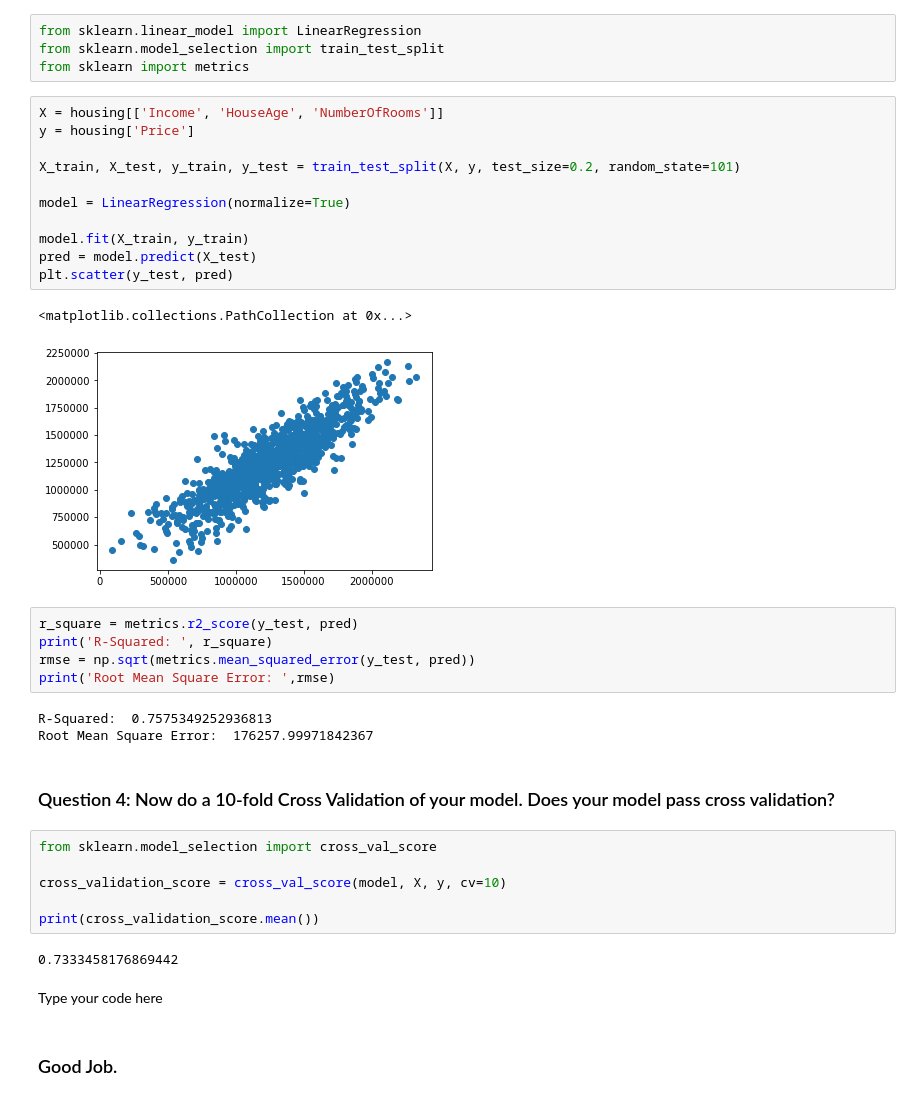
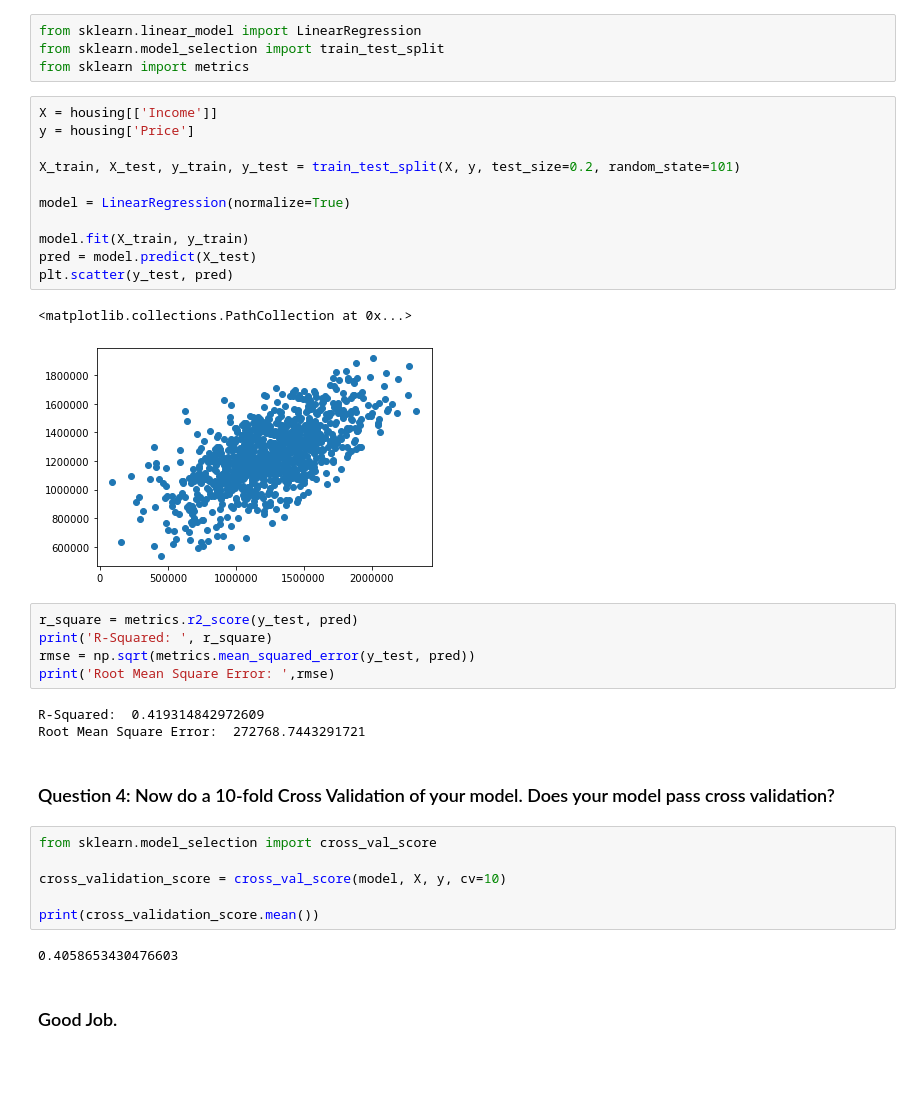
Before and after one commit to Arx1971/Linear-Regression-And-Logistic-Regression, a Jupyter notebook: HW2_Spring2020.ipynb, the cells around one changed output. Cells and saved outputs as stored; diff of their text form; blank space fills up the shorter version.

```diff
--- a/HW2_Spring2020.ipynb
+++ b/HW2_Spring2020.ipynb
@@ -77,27 +77,27 @@ from sklearn.linear_model import LinearRegression
 from sklearn.model_selection import train_test_split
 from sklearn import metrics
 # %%
-X = housing[['Income', 'HouseAge', 'NumberOfRooms']]
+X = housing[['Income']]
 y = housing['Price']
 
 X_train, X_test, y_train, y_test = train_test_split(X, y, test_size=0.2, random_state=101)
 
 model = LinearRegression(normalize=True)
 
 model.fit(X_train, y_train)
 pred = model.predict(X_test)
 plt.scatter(y_test, pred)
 # %% [output]
 <matplotlib.collections.PathCollection at 0x...>
-[figure, old version]
+[figure, new version]
 # %%
 r_square = metrics.r2_score(y_test, pred)
 print('R-Squared: ', r_square)
 rmse = np.sqrt(metrics.mean_squared_error(y_test, pred))
 print('Root Mean Square Error: ',rmse)
 # %% [output]
-R-Squared:  0.7575349252936813
-Root Mean Square Error:  176257.99971842367
+R-Squared:  0.419314842972609
+Root Mean Square Error:  272768.7443291721
 # %% [markdown]
 ### Question 4: Now do a 10-fold Cross Validation of your model. Does your model pass cross validation?
 # %%
@@ -107,9 +107,7 @@ cross_validation_score = cross_val_score(model, X, y, cv=10)
 
 print(cross_validation_score.mean())
 # %% [output]
-0.7333458176869442
+0.4058653430476603
-# %% [markdown]
-Type your code here
 # %% [markdown]
 ### Good Job.
 # %% [markdown]
```
Also changed, not shown: parts of 10 cells of this notebook, 1 other file.
